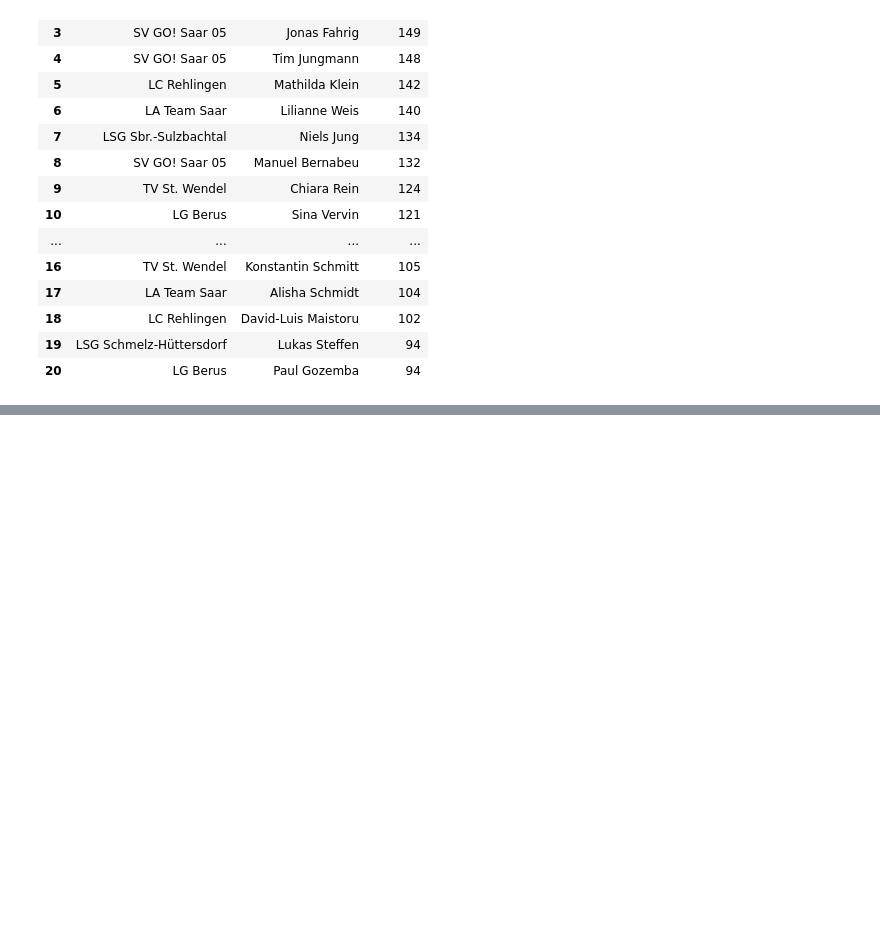
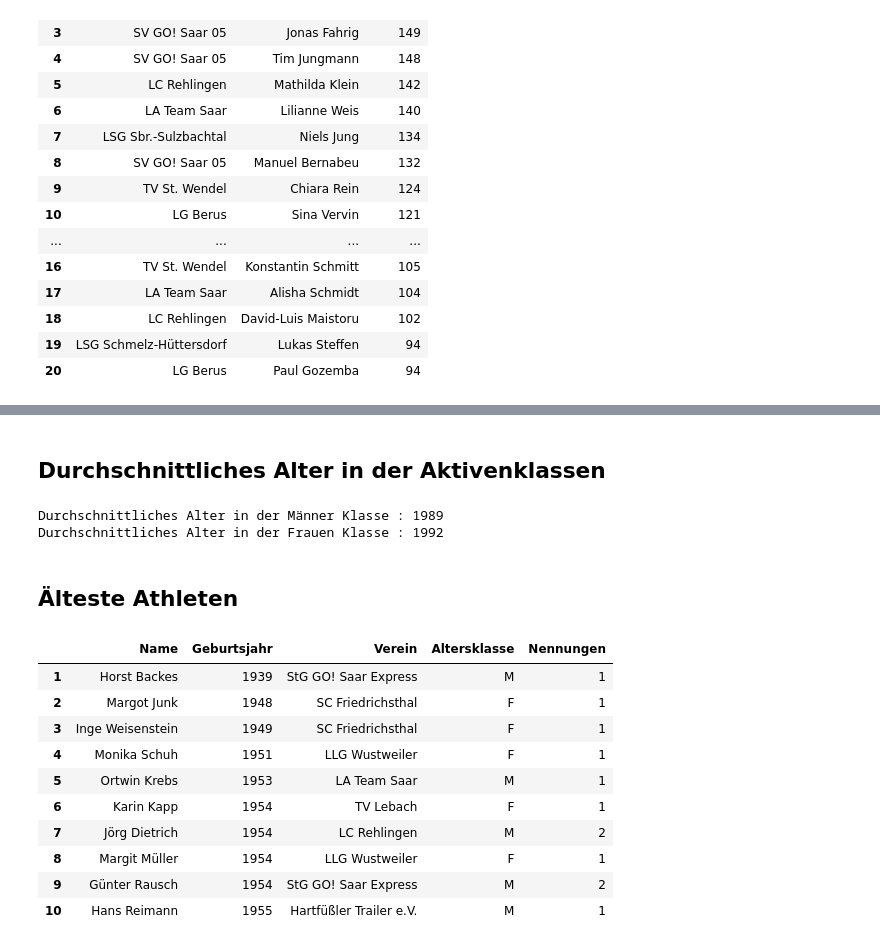
Before and after one commit to nimarion/slb, a Jupyter notebook: top10.ipynb, the cells around one changed output, grey strips where cells are left out. Saved outputs shown, nothing was run; the diff lists cells and outputs as text; code cells hidden in the pictures; blank space fills up the shorter version.

```diff
--- a/top10.ipynb
+++ b/top10.ipynb
@@ -3,6 +3,7 @@ import pandas as pd
 import matplotlib.pyplot as plt
 
 data = pd.read_csv('data/2023.csv')
+data['date'] = pd.to_datetime(data['date'], format='%d.%m.%Y')
 
 data = data[data['place'] <= 10]
 
@@ -90,0 +114,36 @@ display(rankedData.head(20))
+# %% [markdown]
+## Durchschnittliches Alter in der Aktivenklassen
+# %%
+age_data = data[data['birthyear'] != 0]
+male_data = age_data[age_data['ageGroup'] == 'M']
+female_data = age_data[age_data['ageGroup'] == 'F']
+avg_birth_year_male  = round(male_data['birthyear'].mean());
+avg_birth_year_female = round(female_data['birthyear'].mean());
+
+print("Durchschnittliches Alter in der Männer Klasse :", avg_birth_year_male)
+print("Durchschnittliches Alter in der Frauen Klasse :", avg_birth_year_female)
+# %% [output]
+Durchschnittliches Alter in der Männer Klasse : 1989
+Durchschnittliches Alter in der Frauen Klasse : 1992
+# %% [markdown]
+## Älteste Athleten
+# %%
+oldest_entries = data[data['birthyear'] != 0]
+oldest_entries = oldest_entries.groupby(['name', 'birthyear', 'club', 'ageGroup']).size().reset_index(name='count')
+oldest_entries = oldest_entries.sort_values(by='birthyear', ascending=True)
+oldest_entries.columns = ['Name', 'Geburtsjahr', 'Verein', 'Altersklasse', 'Nennungen']
+oldest_entries.reset_index(drop=True, inplace=True)
+oldest_entries.index += 1
+display(oldest_entries.head(10))
+# %% [output]
+|  | Name | Geburtsjahr | Verein | Altersklasse | Nennungen |
+| 1 | Horst Backes | 1939 | StG GO! Saar Express | M | 1 |
+| 2 | Margot Junk | 1948 | SC Friedrichsthal | F | 1 |
+| 3 | Inge Weisenstein | 1949 | SC Friedrichsthal | F | 1 |
+| 4 | Monika Schuh | 1951 | LLG Wustweiler | F | 1 |
+| 5 | Ortwin Krebs | 1953 | LA Team Saar | M | 1 |
+| 6 | Karin Kapp | 1954 | TV Lebach | F | 1 |
+| 7 | Jörg Dietrich | 1954 | LC Rehlingen | M | 2 |
+| 8 | Margit Müller | 1954 | LLG Wustweiler | F | 1 |
+| 9 | Günter Rausch | 1954 | StG GO! Saar Express | M | 2 |
+| 10 | Hans Reimann | 1955 | Hartfüßler Trailer e.V. | M | 1 |
```
Also changed, not shown: parts of 2 cells of this notebook, 3 other files.
